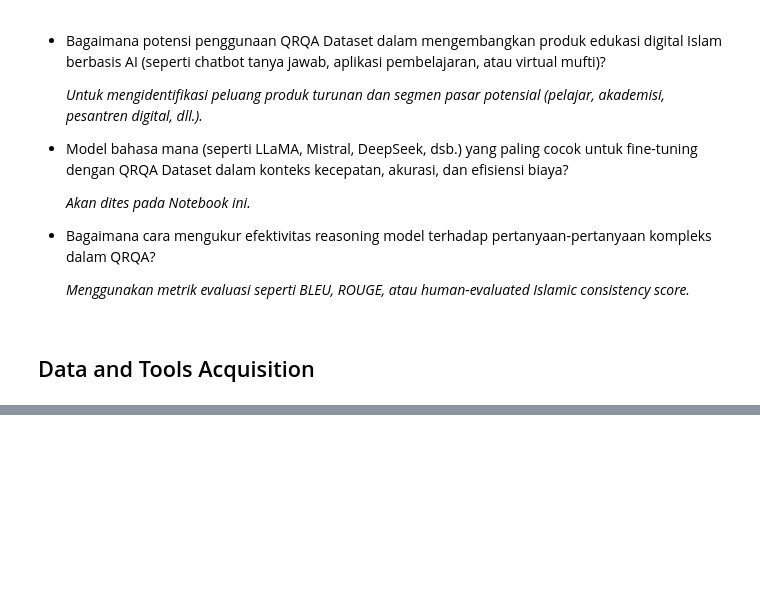
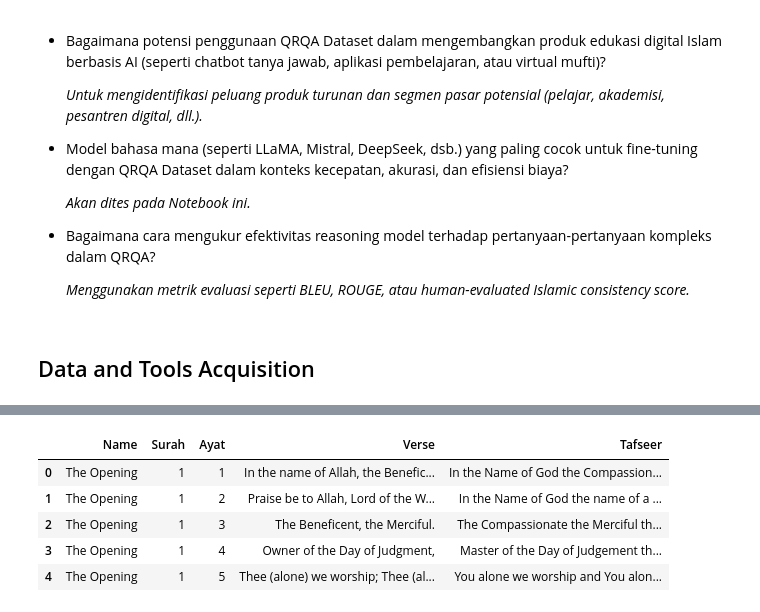
Before and after one commit to Bayhaqieee/Chatbot-QnA-Quran, a Jupyter notebook: Chatbot_Q&A_AlQuran_T5.ipynb, the cells around one changed output, grey strips where cells are left out. Cells and saved outputs as stored; diff of their text form; code cells hidden in the pictures; blank space fills up the shorter version.

```diff
--- a/Chatbot_Q&A_AlQuran_T5.ipynb
+++ b/Chatbot_Q&A_AlQuran_T5.ipynb
@@ -69,0 +131,11 @@ Archive:  quranic-reasoning-synthetic-dataset.zip
+# %%
+file_path = "/content/Quran_English_with_Tafseer.csv"
+df_quran = pd.read_csv(file_path)
+df_quran.head()
+# %% [output]
+|  | Name | Surah | Ayat | Verse | Tafseer |
+| 0 | The Opening | 1 | 1 | In the name of Allah, the Benefic... | In the Name of God the Compassion... |
+| 1 | The Opening | 1 | 2 | Praise be to Allah, Lord of the W... | In the Name of God the name of a ... |
+| 2 | The Opening | 1 | 3 | The Beneficent, the Merciful. | The Compassionate the Merciful th... |
+| 3 | The Opening | 1 | 4 | Owner of the Day of Judgment, | Master of the Day of Judgement th... |
+| 4 | The Opening | 1 | 5 | Thee (alone) we worship; Thee (al... | You alone we worship and You alon... |
```
Also changed, not shown: parts of 14 cells of this notebook.
